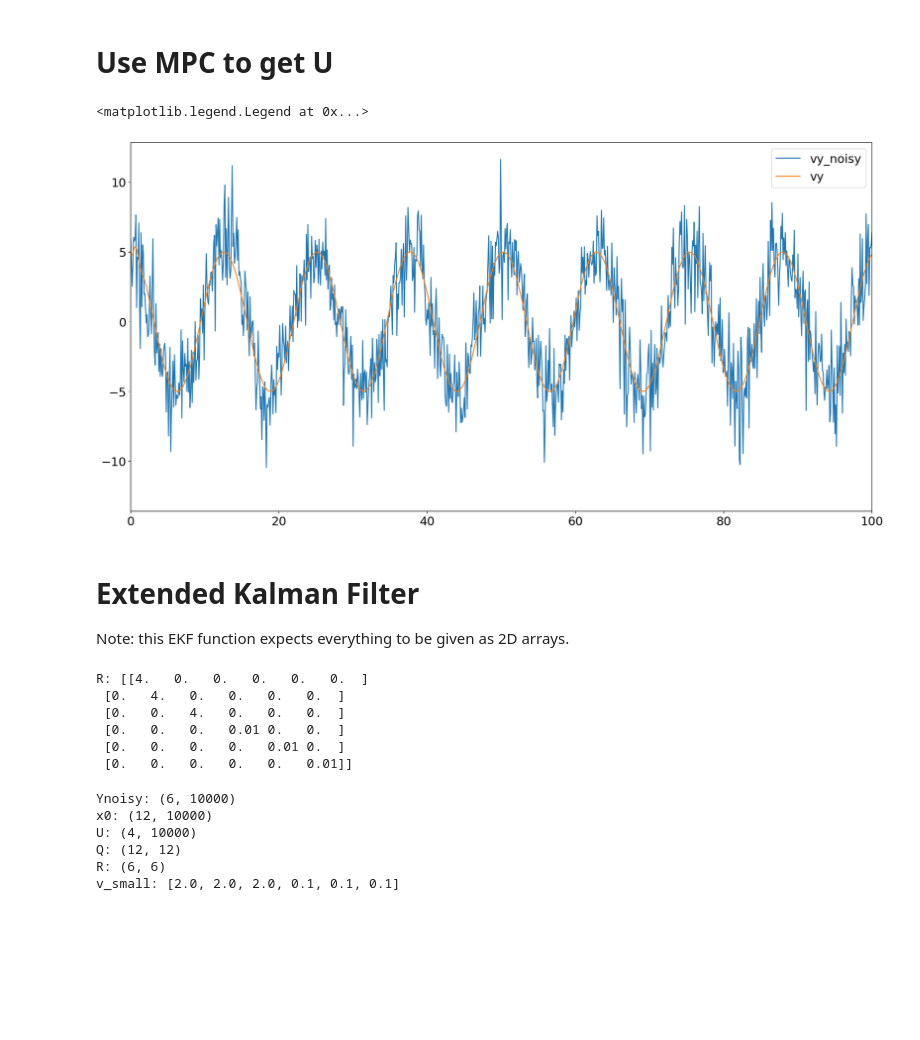
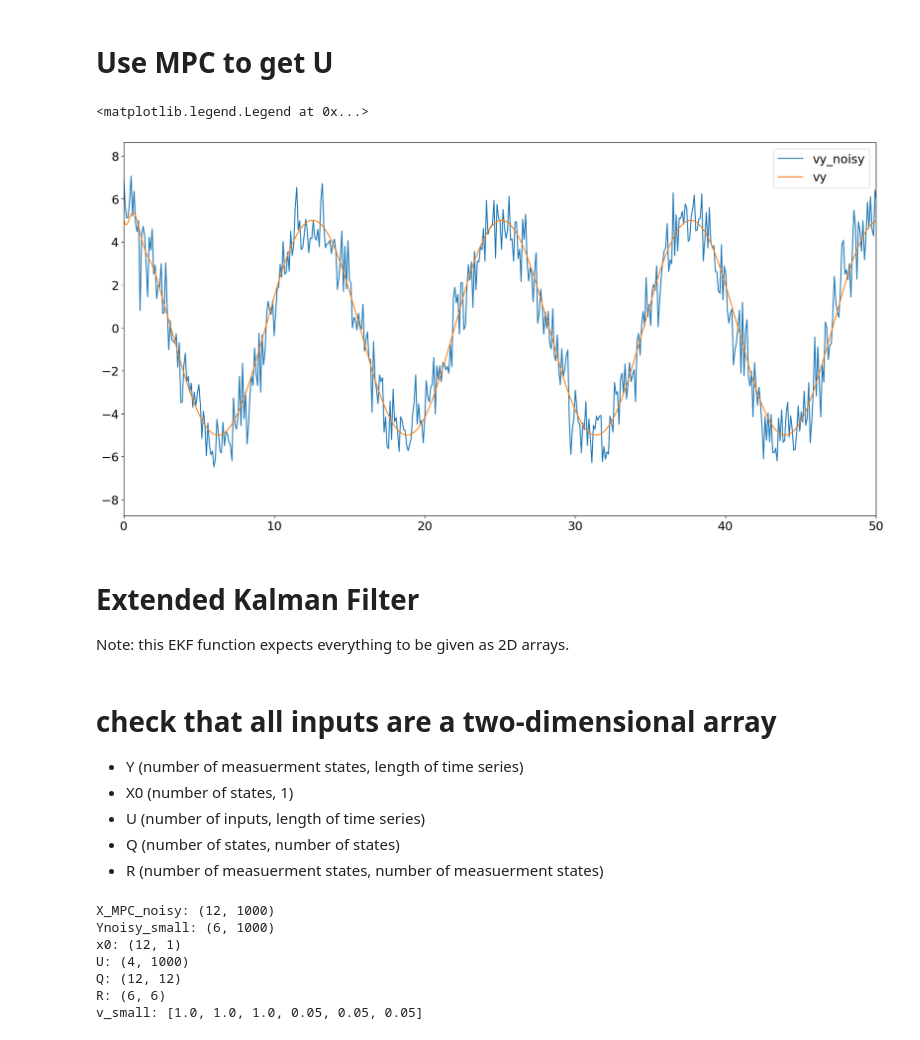
Before and after one commit to Alopez6991/Drone_AFRL, a Jupyter notebook: EKF_3D_test.ipynb, the cells around one changed output. Saved outputs shown, nothing was run; the diff lists cells and outputs as text; code cells hidden in the pictures; blank space fills up the shorter version.

```diff
--- a/EKF_3D_test.ipynb
+++ b/EKF_3D_test.ipynb
@@ -33,7 +37,7 @@ Hello from MPC_DRONE.py
 # %% [markdown]
 # setting duration of the simulation in seconds
 # %%
-TIME=1000
+TIME=100
 dt=.1
 T_length=int(TIME/dt)
 t = np.linspace(0,T_length*dt,T_length)
@@ -67,38 +71,38 @@ X_MPC,U_MPC = mpc.get_X_and_U()
 # %%
 # Noise for measurements:
 v=[.2,    # x
    .2,    # vx
    .2,    # y
    .2,    # vy
    .2,    # z
    .2,    # vz
    0.01,  # phi
    0.001, # dphi
    0.01,  # theta
    0.001, # dtheta
    0.01,  # psi
    0.001 # dpsi
    ]
-v=np.multiply(v,10)
+v=np.multiply(v,5)
 # print('v:',v)
 # add noise to X_MPC
 X_MPC_noisy = copy.deepcopy(X_MPC).T
-# print('X_MPC_noisy:',X_MPC_noisy[0])
+# print('X_MPC_noisy:',X_MPC_noisy[0,:])
 for i in range(12):
     X_MPC_noisy[i] = X_MPC_noisy[i] + np.random.normal(0,v[i],T_length)
 
 # print('X_MPC_noisy:',X_MPC_noisy[0])
-U_MPC=U_MPC.T
+U=U_MPC.T
 # print('X_MPC_noisy:',X_MPC_noisy.shape)
 # print('U_MPC:',U_MPC.shape)
 plt.figure(figsize=(20,10))
 plt.plot(t,X_MPC_noisy[3],label='vy_noisy')
 plt.plot(t,X_MPC.T[3],label='vy')
-plt.xlim([0,100])
+plt.xlim([0,50])
 plt.legend()
 # %% [output]
 <matplotlib.legend.Legend at 0x...>
-[figure, old version]
+[figure, new version]
 # %% [markdown]
 # Extended Kalman Filter
 
@@ -119,36 +123,6 @@ def f_d(X, U):
     U3 = b * (u3**2 + u4**2 - u1**2 - u2**2)
     U4 = d * (-u1**2 + u2**2 - u3**2 + u4**2)
     Omega = u2 + u4 - u1 - u3
-
-    # Compute derivatives (continuous-time dynamics)
-    # dx = vx
-    # dvx = (1/m) * (np.cos(phi) * np.sin(theta) * np.cos(psi) + np.sin(phi) * np.sin(psi)) * U1 - (Dl * vx / m)
-    # dy = vy
-    # dvy = (1/m) * (np.cos(phi) * np.sin(theta) * np.sin(psi) - np.sin(phi) * np.cos(psi)) * U1 - (Dl * vy / m)
-    # dz = vz
-    # dvz = (1/m) * (np.cos(phi) * np.cos(theta)) * U1 - g - (Dl * vz / m)
-    # dphi = dphi
-    # ddphi = dtheta * dpsi * (Iy - Iz) / Ix - (Jr * dtheta * Omega / Ix) + (U2 * l / Ix) - (Dr * dphi / Ix)
-    # dtheta = dtheta
-    # ddtheta = dphi * dpsi * (Iz - Ix) / Iy + (Jr * dphi * Omega / Iy) + (U3 * l / Iy) - (Dr * dtheta / Iy)
-    # dpsi = dpsi
-    # ddpsi = dphi * dtheta * (Ix - Iy) / Iz + (U4 / Iz) - (Dr * dpsi / Iz)
-
-    # # Discrete-time state update
-    # x_next = np.atleast_2d(np.array([
-    #     x + dx * dt,
-    #     vx + dvx * dt,
-    #     y + dy * dt,
-    #     vy + dvy * dt,
-    #     z + dz * dt,
-    #     vz + dvz * dt,
-    #     phi + dphi * dt,
-    #     dphi + ddphi * dt,
-    #     theta + dtheta * dt,
-    #     dtheta + ddtheta * dt,
-    #     psi + dpsi * dt,
-    #     dpsi + ddpsi * dt
-    # ])).T
 
     new_x=x + vx * dt
     new_vx = (1/m) * (np.cos(phi) * np.sin(theta) * np.cos(psi) + np.sin(phi) * np.sin(psi)) * U1 - (Dl * vx / m) * dt
@@ -180,41 +154,42 @@ def h_d(X,U):
 Ynoisy = copy.deepcopy(X_MPC_noisy)
 Ynoisy_small = Ynoisy[[0,2,4,6,8,10],:]
 
-U = U_MPC.T
 
 # Define the initial state estimate
-x0 = np.atleast_2d(X_MPC_noisy)
+x0 = np.atleast_2d(X_MPC_noisy.T[0]).T
 
 # Define the process noise covariance matrix
-Q = 5e-1*np.eye(x0.shape[0])
+Q = 5e-2*np.eye(x0.shape[0])
 
 # define the measurement noise covariance matrix
 # cut v down to x ,y ,z ,phi ,theta ,psi
 v_small = [v[0],v[2],v[4],v[6],v[8],v[10]]
 R = np.power(np.diag(v_small),2)
-print('R:',R)
-# %% [output]
-R: [[4.   0.   0.   0.   0.   0.  ]
- [0.   4.   0.   0.   0.   0.  ]
- [0.   0.   4.   0.   0.   0.  ]
- [0.   0.   0.   0.01 0.   0.  ]
- [0.   0.   0.   0.   0.01 0.  ]
- [0.   0.   0.   0.   0.   0.01]]
+# %% [markdown]
+# check that all inputs are a two-dimensional array
+
+* Y (number of measuerment states, length of time series)
+* X0 (number of states, 1)
+* U (number of inputs, length of time series)
+* Q (number of states, number of states)
+* R (number of measuerment states, number of measuerment states)
 # %%
 # check that all inputs are a two-dimensional array
-print('Ynoisy:',Ynoisy_small.shape)
+print("X_MPC_noisy:",X_MPC_noisy.shape)
+print('Ynoisy_small:',Ynoisy_small.shape)
 print('x0:',x0.shape)
 print('U:',U.shape)
 print('Q:',Q.shape)
 print('R:',R.shape)
 print('v_small:',v_small)
 # %% [output]
-Ynoisy: (6, 10000)
-x0: (12, 10000)
-U: (4, 10000)
+X_MPC_noisy: (12, 1000)
+Ynoisy_small: (6, 1000)
+x0: (12, 1)
+U: (4, 1000)
 Q: (12, 12)
 R: (6, 6)
-v_small: [2.0, 2.0, 2.0, 0.1, 0.1, 0.1]
+v_small: [1.0, 1.0, 1.0, 0.05, 0.05, 0.05]
 # %%
 xhat, P, s = ekf.ekf(Ynoisy_small, x0, f_d, h_d, Q, R, U)
 # %%
```
Also changed, not shown: parts of 4 cells of this notebook.
